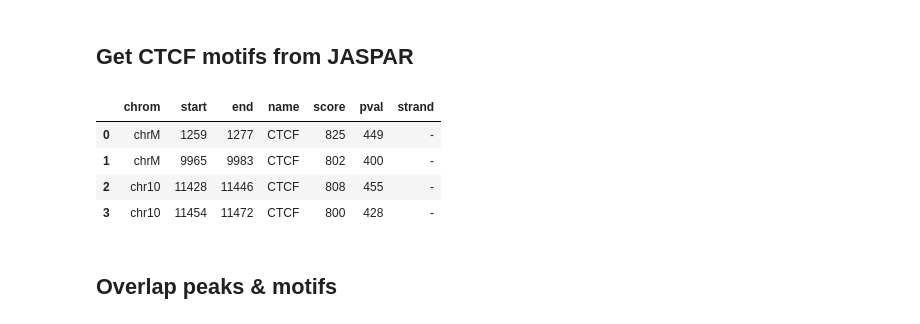
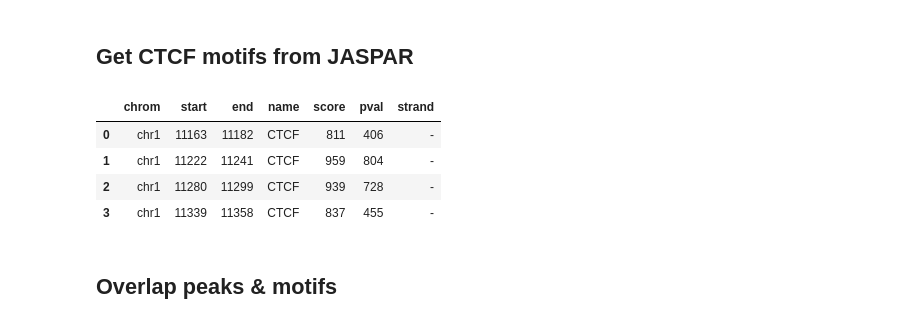
Before and after one commit to open2c/bioframe, a Jupyter notebook: docs/tutorials/tutorial_assign_motifs_to_peaks.ipynb, the cells around one changed output. Saved outputs shown, nothing was run; the diff lists cells and outputs as text; code cells hidden in the pictures.

```diff
--- a/docs/tutorials/tutorial_assign_motifs_to_peaks.ipynb
+++ b/docs/tutorials/tutorial_assign_motifs_to_peaks.ipynb
@@ -31,16 +31,16 @@ ctcf_peaks[0:5]
 ## Get CTCF motifs from JASPAR
 # %%
 ### CTCF motif: http://jaspar.genereg.net/matrix/MA0139.1/
-jaspar_url = 'http://expdata.cmmt.ubc.ca/JASPAR/downloads/UCSC_tracks/2018/hg38/tsv/'
+jaspar_url = 'http://expdata.cmmt.ubc.ca/JASPAR/downloads/UCSC_tracks/2022/hg38/'
 jaspar_motif_file = 'MA0139.1.tsv.gz'
 ctcf_motifs = bioframe.read_table(jaspar_url+jaspar_motif_file,schema='jaspar',skiprows=1)
 ctcf_motifs[0:4]
 # %% [output]
 |  | chrom | start | end | name | score | pval | strand |
-| 0 | chrM | 1259 | 1277 | CTCF | 825 | 449 | - |
-| 1 | chrM | 9965 | 9983 | CTCF | 802 | 400 | - |
-| 2 | chr10 | 11428 | 11446 | CTCF | 808 | 455 | - |
-| 3 | chr10 | 11454 | 11472 | CTCF | 800 | 428 | - |
+| 0 | chr1 | 11163 | 11182 | CTCF | 811 | 406 | - |
+| 1 | chr1 | 11222 | 11241 | CTCF | 959 | 804 | - |
+| 2 | chr1 | 11280 | 11299 | CTCF | 939 | 728 | - |
+| 3 | chr1 | 11339 | 11358 | CTCF | 837 | 455 | - |
 # %% [markdown]
 ## Overlap peaks & motifs
 # %%
```
Also changed, not shown: parts of 3 cells of this notebook.
